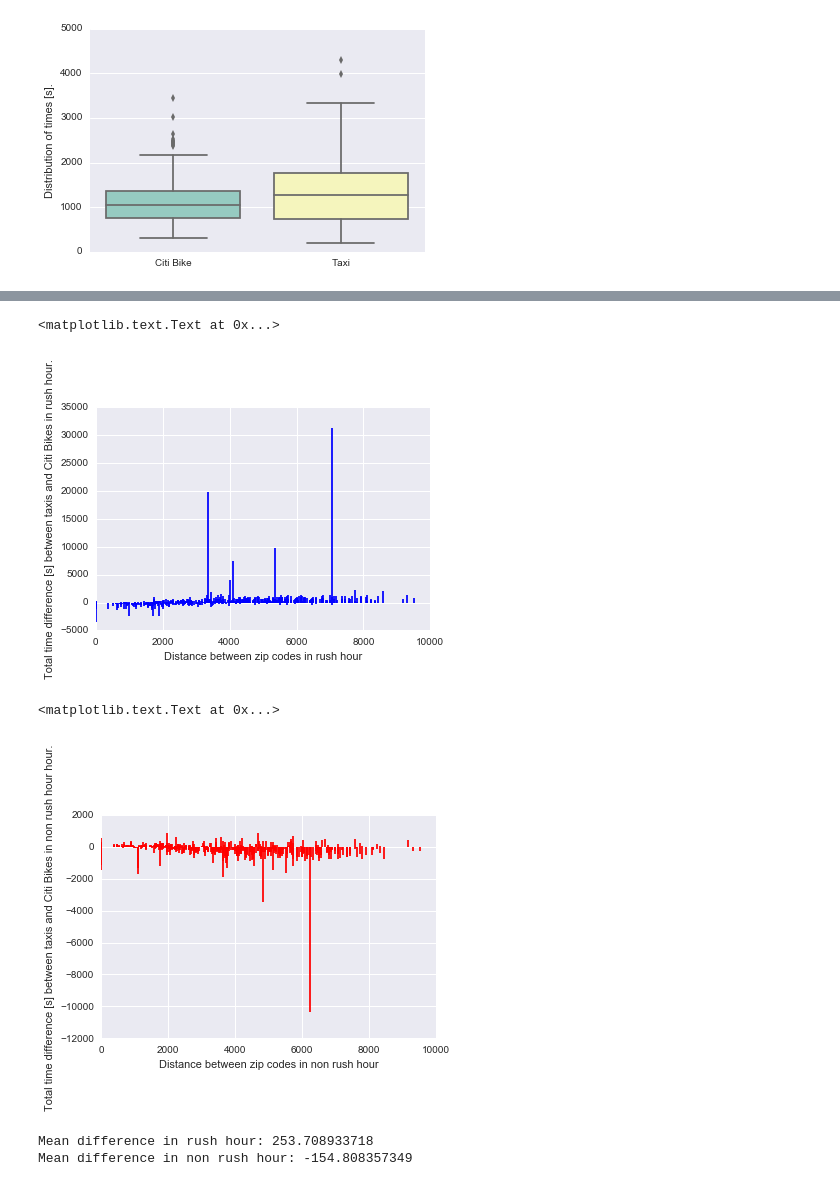
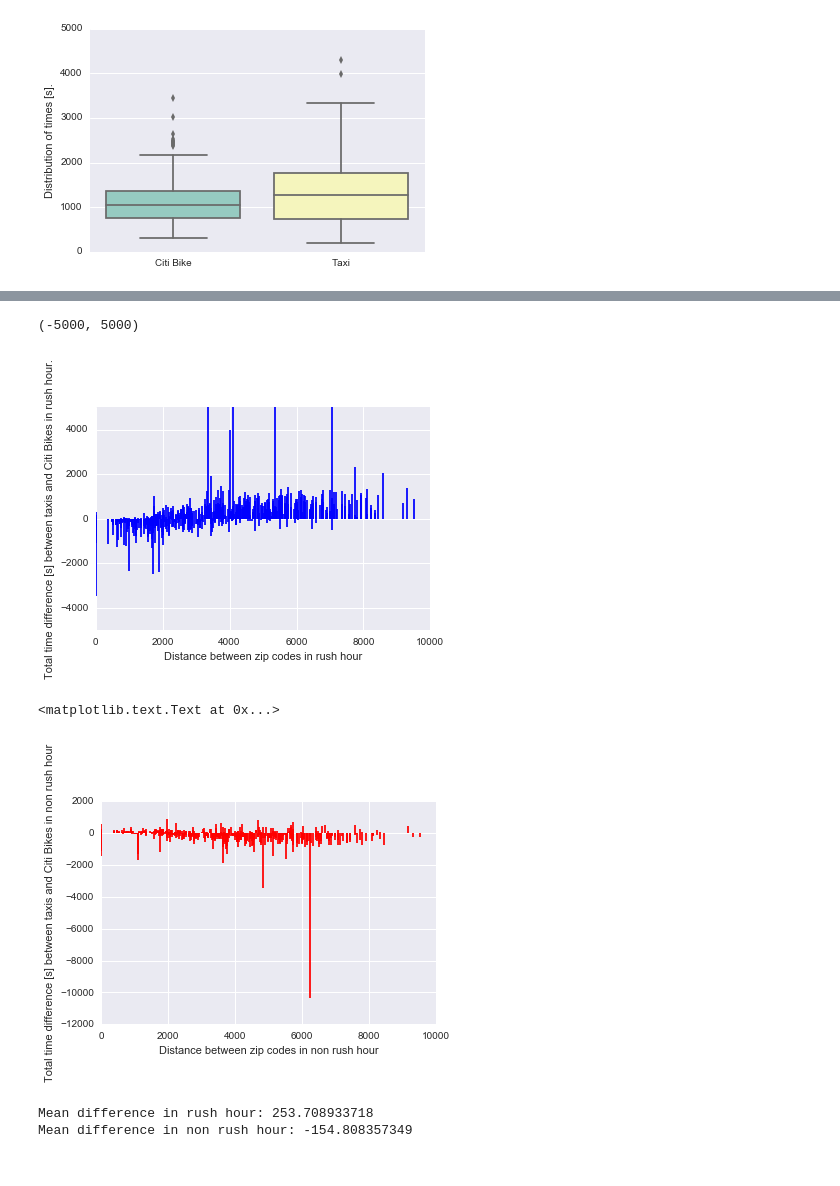
Before and after one commit to sarangof/Citibike-vs-taxis-NYC, a Jupyter notebook: WithZipcodeDistance.ipynb, the cells around one changed output, grey strips where cells are left out. Cells and saved outputs as stored; diff of their text form; code cells hidden in the pictures.

Commit message:
Visualization with zipcode distance.

```diff
--- a/WithZipcodeDistance.ipynb
+++ b/WithZipcodeDistance.ipynb
@@ -175,16 +141,17 @@ Si
 plt.vlines([val[3] for val in dict_rush.values()], [0],[val[1] for val in dict_rush.values()],color='blue')
 plt.xlabel("Distance between zip codes in rush hour")
 plt.ylabel("Total time difference [s] between taxis and Citi Bikes in rush hour.")
+plt.ylim(-5000, 5000)
 # %% [output]
-<matplotlib.text.Text at 0x...>
+(-5000, 5000)
-[figure, old version]
+[figure, new version]
 # %%
 plt.vlines([val[3] for val in dict_rush.values()], [0],[val[2] for val in dict_rush.values()],color='red')
 plt.xlabel("Distance between zip codes in non rush hour")
-plt.ylabel("Total time difference [s] between taxis and Citi Bikes in non rush hour hour.")
+plt.ylabel("Total time difference [s] between taxis and Citi Bikes in non rush hour")
 # %% [output]
 <matplotlib.text.Text at 0x...>
-[figure, old version]
+[figure, new version]
 # %%
 print "Mean difference in rush hour: "+str(np.mean([val[1] for val in dict_rush.values()]))
 print "Mean difference in non rush hour: " +str(np.mean([val[2] for val in dict_rush.values()]))
```
Also changed, not shown: parts of 7 cells of this notebook.
